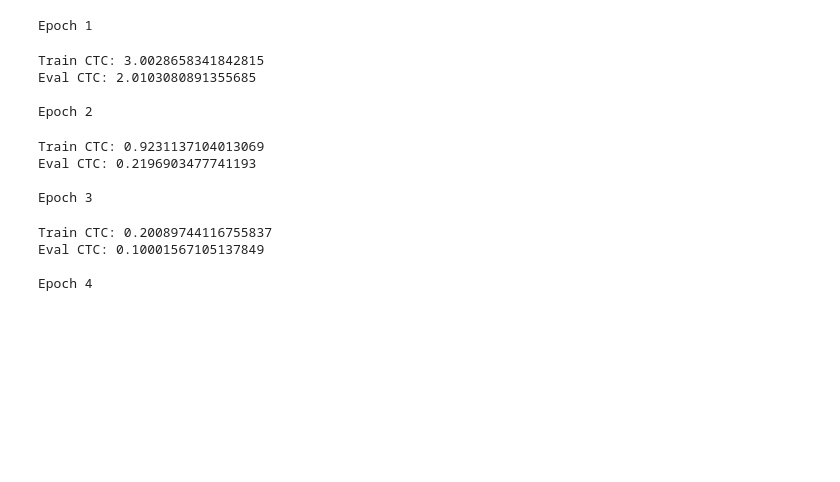
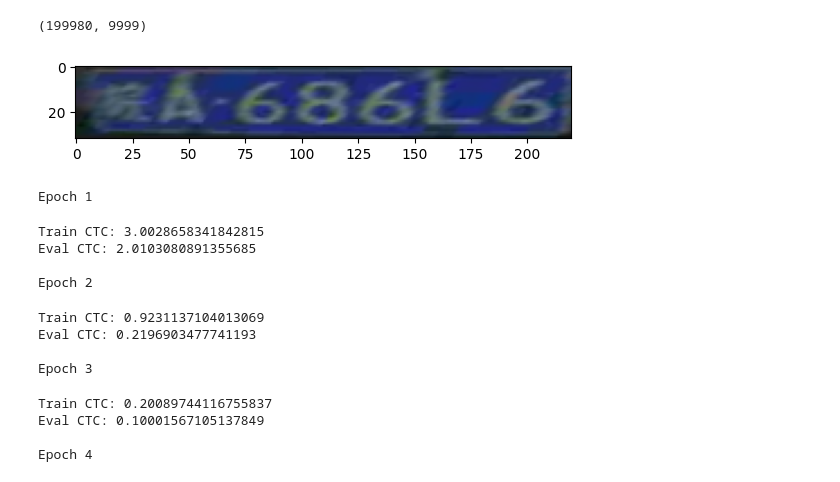
Before and after one commit to shockless/tinkoff-dla-ocr, a Jupyter notebook: tinkoff-dl.ipynb, the cells around one changed output. Drawn from its saved outputs; the diff is of its cells as text; code cells hidden in the pictures; blank space fills up the shorter version.

```diff
--- a/tinkoff-dl.ipynb
+++ b/tinkoff-dl.ipynb
@@ -96,6 +104,15 @@ transform = transforms.Compose([
 
 train_dataset = Dataset(os.path.join(path,'train/'), transform, tokenizer)
 test_dataset = Dataset(os.path.join(path,'test/'), transform, tokenizer)
+# %%
+len(train_dataset), len(test_dataset)
+# %% [output]
+(199980, 9999)
+# %%
+plt.imshow(test_dataset[3][0].permute(1, 2, 0))
+plt.show()
+# %% [output]
+[figure, added]
 # %%
 class Downsample(nn.Module):
   def __init__(self, in_channels, out_channels, kernel_size, stride, padding=1,use_batchnorm=True):
```
Also changed, not shown: parts of 5 cells of this notebook, 1 other file.
